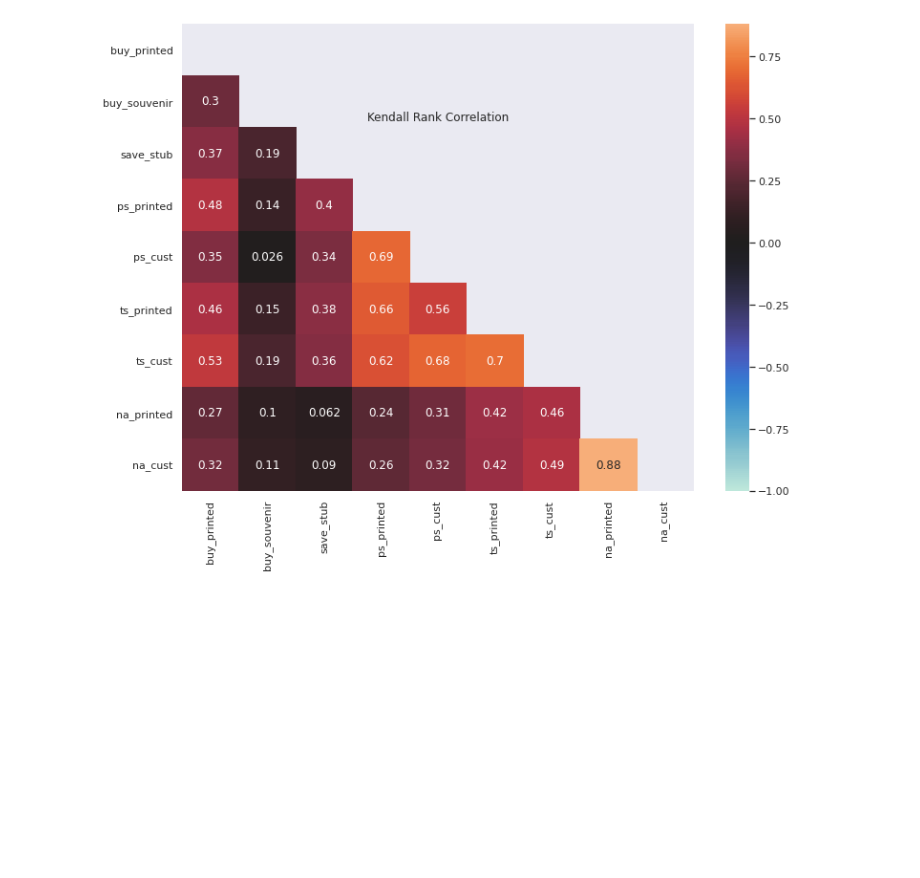
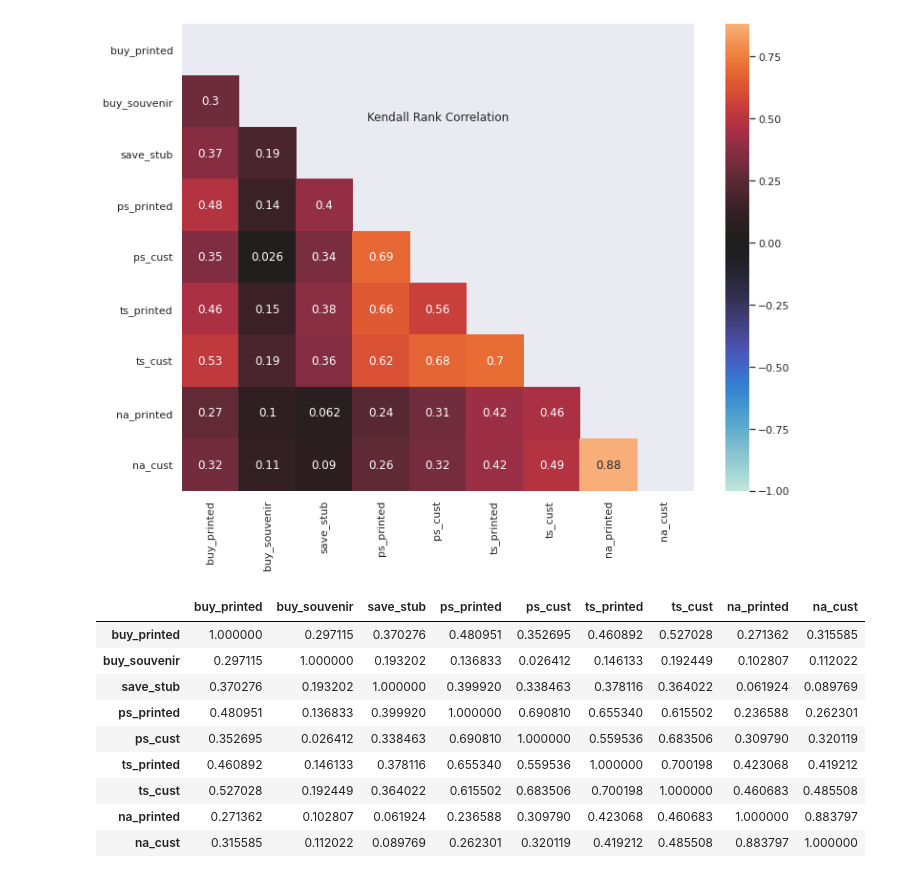
Before and after one commit to LibbyFender/Learning, a Jupyter notebook: SPEX650.ipynb, the cells around one changed output. Cells and saved outputs as stored; diff of their text form; code cells hidden in the pictures; blank space fills up the shorter version.

```diff
--- a/SPEX650.ipynb
+++ b/SPEX650.ipynb
@@ -1148,3 +1138,16 @@ plt.title('Kendall Rank Correlation', pad=-102, loc='center')
 ax = sns.heatmap(df_signif.corr(method='kendall'), annot= True, fmt='.2g', mask=tri, vmin=-1, center=0)
 # %% [output]
 [figure]
+# %%
+df_signif.corr(method='kendall')
+# %% [output]
+|  | buy_printed | buy_souvenir | save_stub | ps_printed | ps_cust | ts_printed | ts_cust | na_printed | na_cust |
+| buy_printed | 1.000000 | 0.297115 | 0.370276 | 0.480951 | 0.352695 | 0.460892 | 0.527028 | 0.271362 | 0.315585 |
+| buy_souvenir | 0.297115 | 1.000000 | 0.193202 | 0.136833 | 0.026412 | 0.146133 | 0.192449 | 0.102807 | 0.112022 |
+| save_stub | 0.370276 | 0.193202 | 1.000000 | 0.399920 | 0.338463 | 0.378116 | 0.364022 | 0.061924 | 0.089769 |
+| ps_printed | 0.480951 | 0.136833 | 0.399920 | 1.000000 | 0.690810 | 0.655340 | 0.615502 | 0.236588 | 0.262301 |
+| ps_cust | 0.352695 | 0.026412 | 0.338463 | 0.690810 | 1.000000 | 0.559536 | 0.683506 | 0.309790 | 0.320119 |
+| ts_printed | 0.460892 | 0.146133 | 0.378116 | 0.655340 | 0.559536 | 1.000000 | 0.700198 | 0.423068 | 0.419212 |
+| ts_cust | 0.527028 | 0.192449 | 0.364022 | 0.615502 | 0.683506 | 0.700198 | 1.000000 | 0.460683 | 0.485508 |
+| na_printed | 0.271362 | 0.102807 | 0.061924 | 0.236588 | 0.309790 | 0.423068 | 0.460683 | 1.000000 | 0.883797 |
+| na_cust | 0.315585 | 0.112022 | 0.089769 | 0.262301 | 0.320119 | 0.419212 | 0.485508 | 0.883797 | 1.000000 |
```
Also changed, not shown: parts of 12 cells of this notebook.
